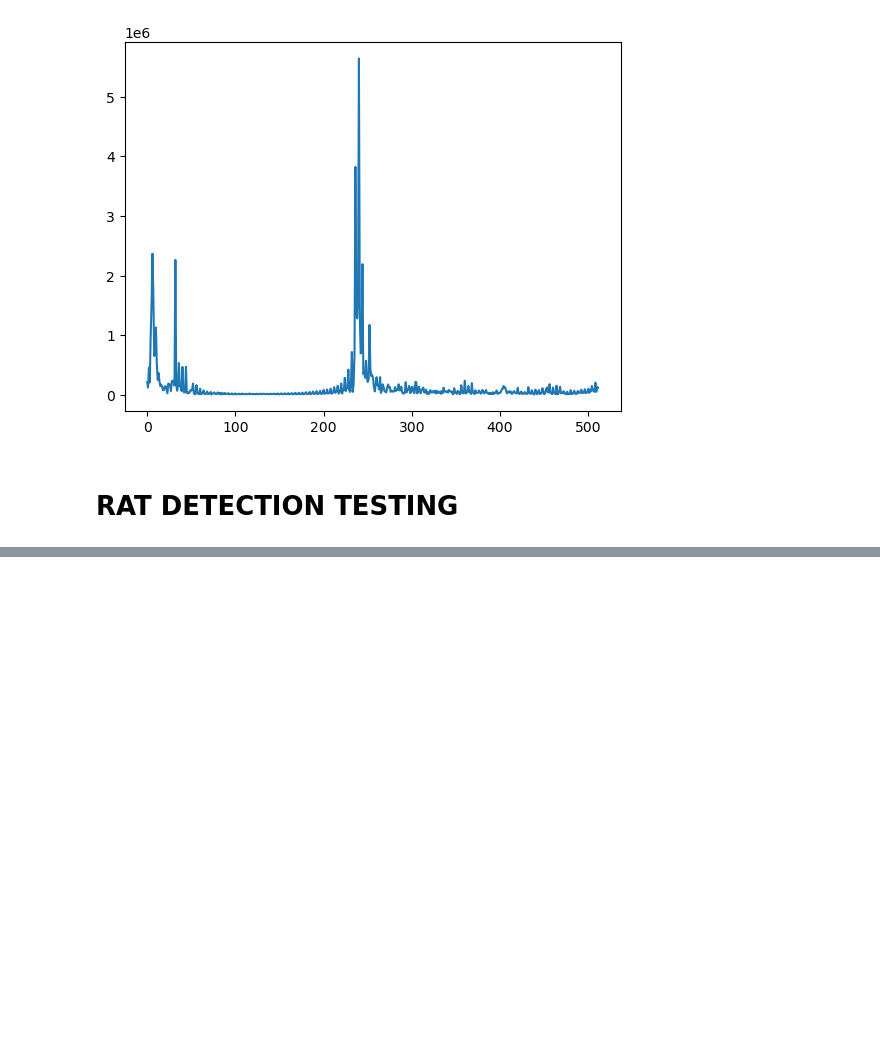
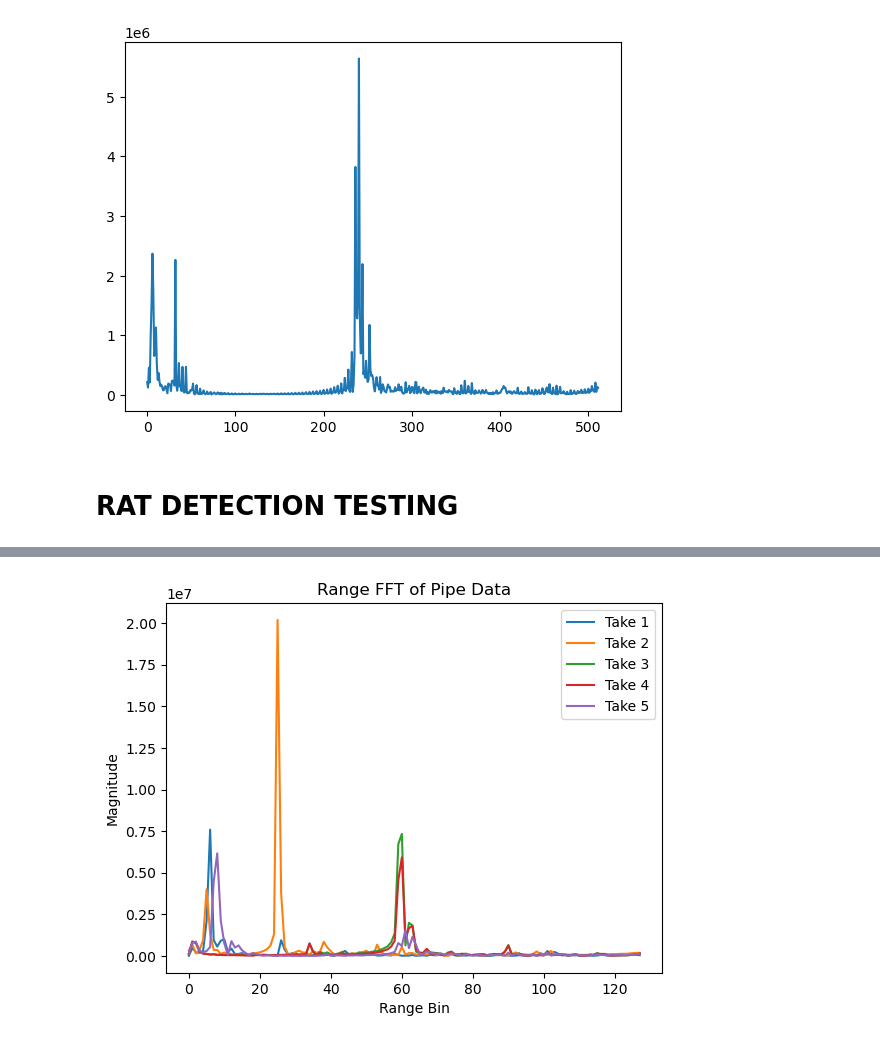
Before and after one commit to Janvdk5/COM-304-Rat-Detection, a Jupyter notebook: data_exploration/visualize_rat.ipynb, the cells around one changed output, grey strips where cells are left out. Drawn from its saved outputs; the diff is of its cells as text; code cells hidden in the pictures; blank space fills up the shorter version.

```diff
--- a/data_exploration/visualize_rat.ipynb
+++ b/data_exploration/visualize_rat.ipynb
@@ -165,0 +187,12 @@ Radarcube parameters:
+# %%
+# plot the pipe data
+for i in range(5):
+    plt.plot(abs(np.squeeze(np.sum(pipe_rfft[i],axis=(0,2,1)))))
+
+plt.legend(['Take 1', 'Take 2', 'Take 3', 'Take 4', 'Take 5'])
+plt.xlabel('Range Bin')
+plt.ylabel('Magnitude')
+plt.title('Range FFT of Pipe Data')
+plt.show()
+# %% [output]
+[figure, added]
```
Also changed, not shown: parts of 10 cells of this notebook, 3 other files.
